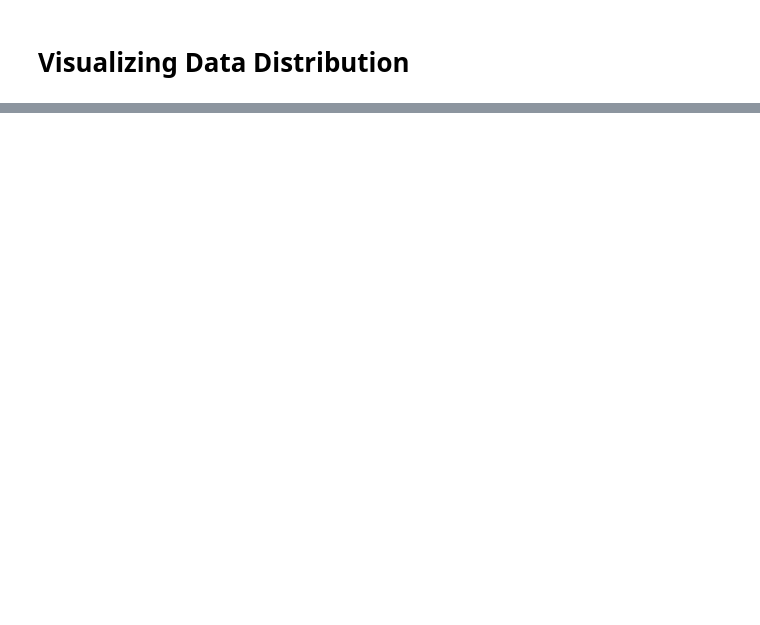
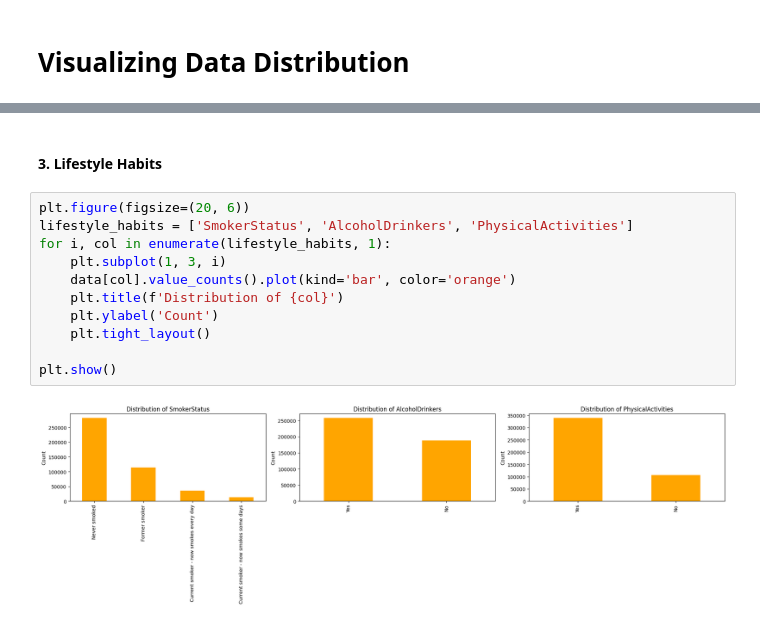
Before and after one commit to rajkumarshahu/AI-Colab, a Jupyter notebook: AI_Project.ipynb, the cells around one changed output, grey strips where cells are left out. Drawn from its saved outputs; the diff is of its cells as text; blank space fills up the shorter version.

```diff
--- a/AI_Project.ipynb
+++ b/AI_Project.ipynb
@@ -86,0 +119,15 @@ KeyError: ignored
+# %% [markdown]
+#### 3. Lifestyle Habits
+# %%
+plt.figure(figsize=(20, 6))
+lifestyle_habits = ['SmokerStatus', 'AlcoholDrinkers', 'PhysicalActivities']
+for i, col in enumerate(lifestyle_habits, 1):
+    plt.subplot(1, 3, i)
+    data[col].value_counts().plot(kind='bar', color='orange')
+    plt.title(f'Distribution of {col}')
+    plt.ylabel('Count')
+    plt.tight_layout()
+
+plt.show()
+# %% [output]
+[figure, added]
```
Also changed, not shown: parts of 18 cells of this notebook.
